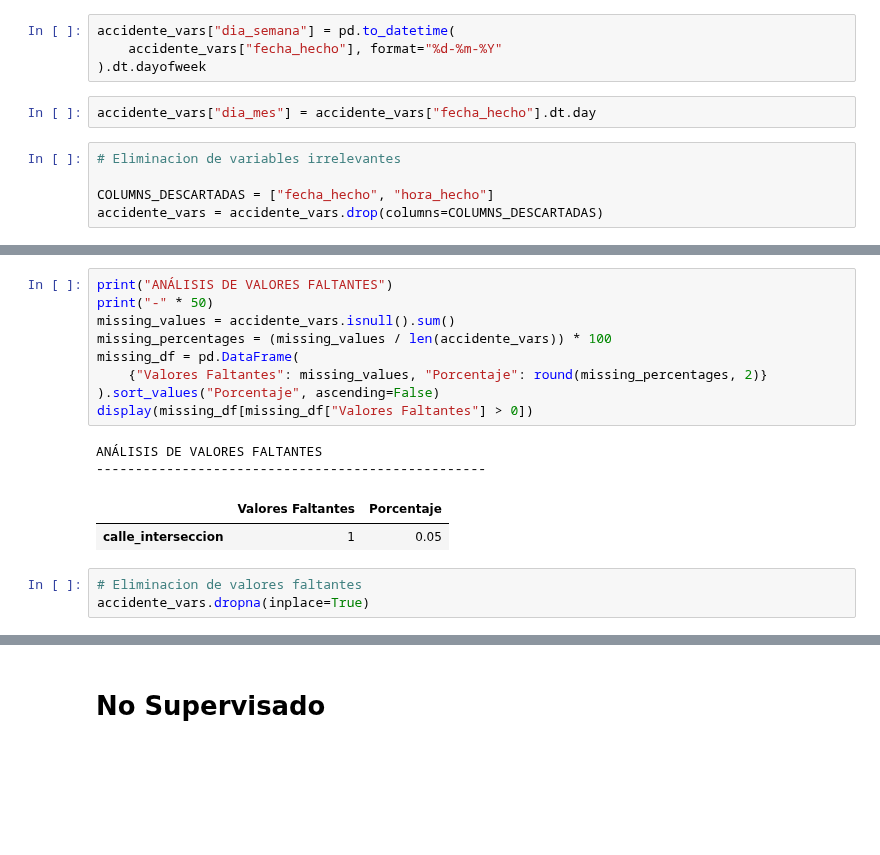
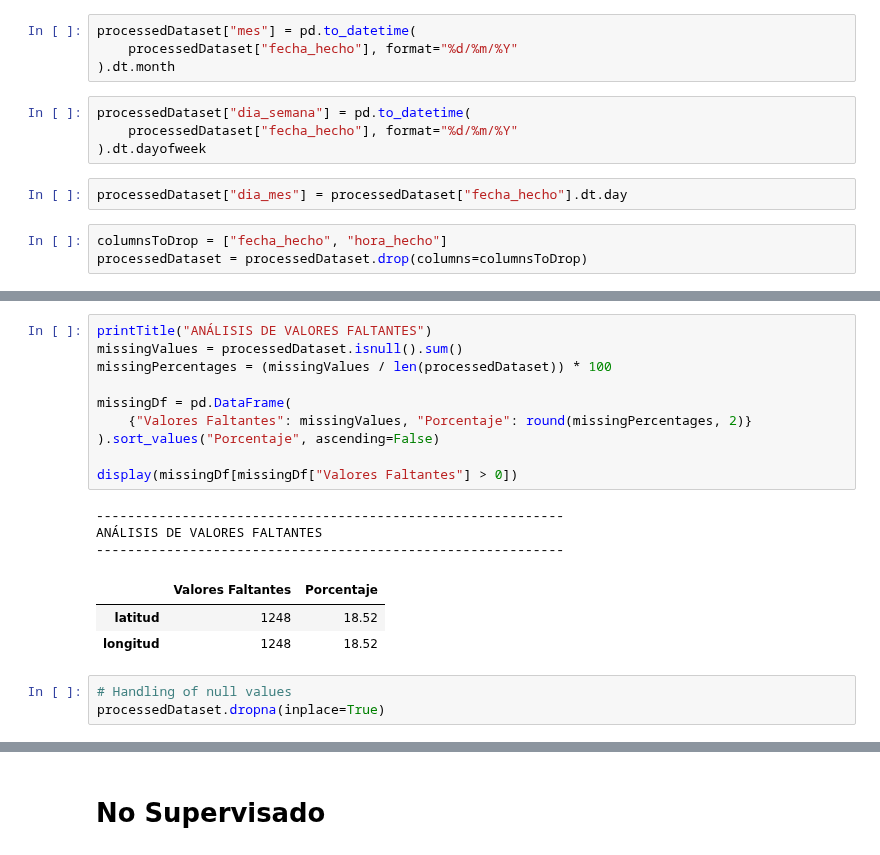
Before and after one commit to DevMaxiRivas/ml-accidentes-transito, a Jupyter notebook: code.ipynb, the cells around one changed output, grey strips where cells are left out. Cells and saved outputs as stored; diff of their text form; blank space fills up the shorter version.

```diff
--- a/code.ipynb
+++ b/code.ipynb
@@ -146,13 +196,15 @@ accidente_vars["hora"] = accidente_vars["hora"] = pd.to_datetime(
 ).dt.hour
+# %%
+processedDataset["mes"] = pd.to_datetime(
+    processedDataset["fecha_hecho"], format="%d/%m/%Y"
+).dt.month
 # %%
-accidente_vars["dia_semana"] = pd.to_datetime(
-    accidente_vars["fecha_hecho"], format="%d-%m-%Y"
+processedDataset["dia_semana"] = pd.to_datetime(
+    processedDataset["fecha_hecho"], format="%d/%m/%Y"
 ).dt.dayofweek
 # %%
-accidente_vars["dia_mes"] = accidente_vars["fecha_hecho"].dt.day
+processedDataset["dia_mes"] = processedDataset["fecha_hecho"].dt.day
 # %%
-# Eliminacion de variables irrelevantes
-
-COLUMNS_DESCARTADAS = ["fecha_hecho", "hora_hecho"]
-accidente_vars = accidente_vars.drop(columns=COLUMNS_DESCARTADAS)
+columnsToDrop = ["fecha_hecho", "hora_hecho"]
+processedDataset = processedDataset.drop(columns=columnsToDrop)
 # %%
@@ -245,19 +269,22 @@ Name: count, dtype: int64
 # %%
-print("ANÁLISIS DE VALORES FALTANTES")
-print("-" * 50)
-missing_values = accidente_vars.isnull().sum()
-missing_percentages = (missing_values / len(accidente_vars)) * 100
-missing_df = pd.DataFrame(
-    {"Valores Faltantes": missing_values, "Porcentaje": round(missing_percentages, 2)}
+printTitle("ANÁLISIS DE VALORES FALTANTES")
+missingValues = processedDataset.isnull().sum()
+missingPercentages = (missingValues / len(processedDataset)) * 100
+
+missingDf = pd.DataFrame(
+    {"Valores Faltantes": missingValues, "Porcentaje": round(missingPercentages, 2)}
 ).sort_values("Porcentaje", ascending=False)
-display(missing_df[missing_df["Valores Faltantes"] > 0])
+
+display(missingDf[missingDf["Valores Faltantes"] > 0])
 # %% [output]
+------------------------------------------------------------
 ANÁLISIS DE VALORES FALTANTES
---------------------------------------------------
+------------------------------------------------------------
 |  | Valores Faltantes | Porcentaje |
-| calle_interseccion | 1 | 0.05 |
+| latitud | 1248 | 18.52 |
+| longitud | 1248 | 18.52 |
 # %%
-# Eliminacion de valores faltantes
-accidente_vars.dropna(inplace=True)
+# Handling of null values
+processedDataset.dropna(inplace=True)
 # %%
 # Filtramos solo los accidentes que no involucren ciertos tipos de vehiculo
```
Also changed, not shown: parts of 62 cells of this notebook, 3 other files.
